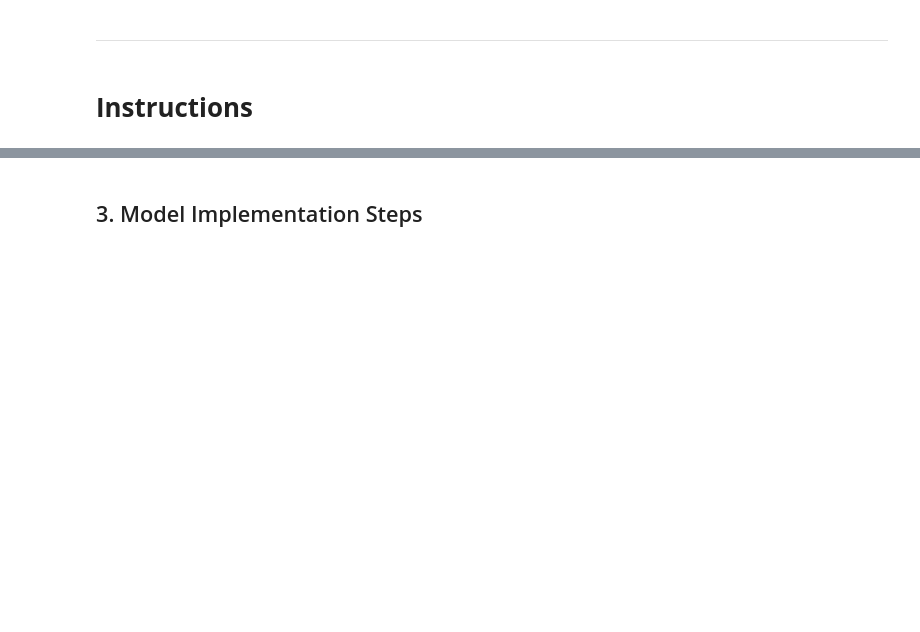
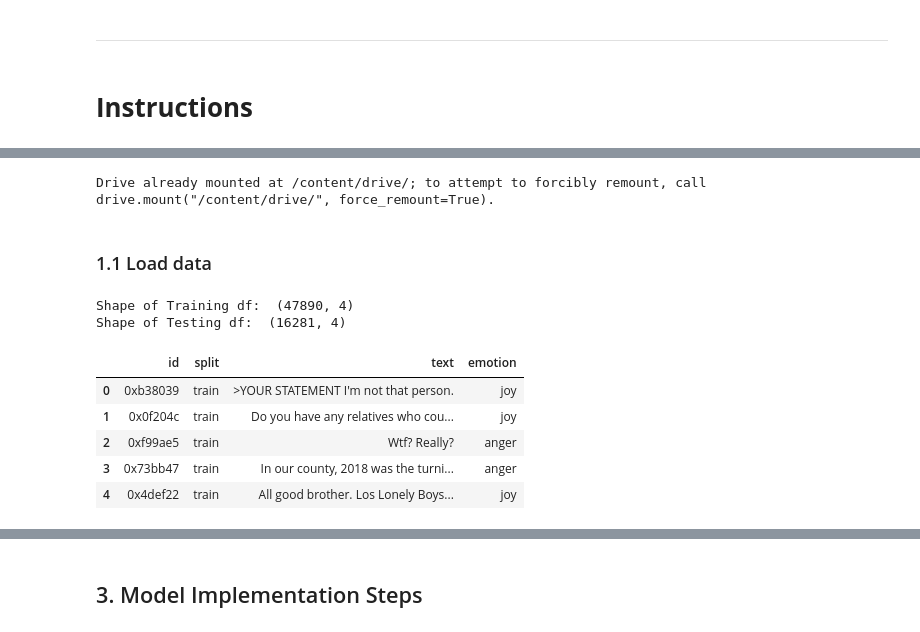
Before and after one commit to Yves-Chou/DM2025-Lab2-Exercise, a Jupyter notebook: DM2025-Lab2-Homework.ipynb, the cells around one changed output, grey strips where cells are left out. Saved outputs shown, nothing was run; the diff lists cells and outputs as text; code cells hidden in the pictures; blank space fills up the shorter version.

```diff
--- a/DM2025-Lab2-Homework.ipynb
+++ b/DM2025-Lab2-Homework.ipynb
@@ -151,0 +222,60 @@ Markdown Syntax to Add Image: `![Description of the Image](./your_local_folder/n
+# %%
+from google.colab import drive
+import os
+
+drive.mount('/content/drive/')
+os.chdir("/content/drive/MyDrive/dm-lab-2-private-competition")
+# %% [output]
+Drive already mounted at /content/drive/; to attempt to forcibly remount, call drive.mount("/content/drive/", force_remount=True).
+# %% [markdown]
+### 1.1 Load data
+# %%
+import pandas as pd
+import json
+from pathlib import Path
+
+BASE_DIR = Path(".")
+
+# Post: id + text
+with open(BASE_DIR / "final_posts.json", "r", encoding="utf-8") as f:
+    raw_posts = json.load(f)
+
+posts_records = []
+for item in raw_posts:
+  post = item["root"]["_source"]["post"]
+  posts_records.append({
+      "id": post["post_id"],
+      "text": post["text"],
+  })
+
+posts_df = pd.DataFrame(posts_records)
+
+# Emotion: id + emotion
+emotion_df = pd.read_csv(BASE_DIR / "emotion.csv")
+
+# Split: id + split (train/test)
+split_df = pd.read_csv(BASE_DIR / "data_identification.csv")
+
+df = (split_df.merge(posts_df, on="id", how="left").merge(emotion_df, on="id", how="left"))
+# %%
+# Train-Test Split
+train_df = df[df["split"] == "train"].copy()
+test_df  = df[df["split"] == "test"].copy()
+
+train_df = train_df.sample(frac=1, random_state=42).reset_index(drop=True)
+test_df  = test_df.sample(frac=1, random_state=42).reset_index(drop=True)
+
+print("Shape of Training df: ", train_df.shape)
+print("Shape of Testing df: ", test_df.shape)
+# %% [output]
+Shape of Training df:  (47890, 4)
+Shape of Testing df:  (16281, 4)
+# %%
+train_df.head()
+# %% [output]
+|  | id | split | text | emotion |
+| 0 | 0xb38039 | train | >YOUR STATEMENT I'm not that person. | joy |
+| 1 | 0x0f204c | train | Do you have any relatives who cou... | joy |
+| 2 | 0xf99ae5 | train | Wtf? Really? | anger |
+| 3 | 0x73bb47 | train | In our county, 2018 was the turni... | anger |
+| 4 | 0x4def22 | train | All good brother. Los Lonely Boys... | joy |
```
Also changed, not shown: parts of 52 cells of this notebook.
